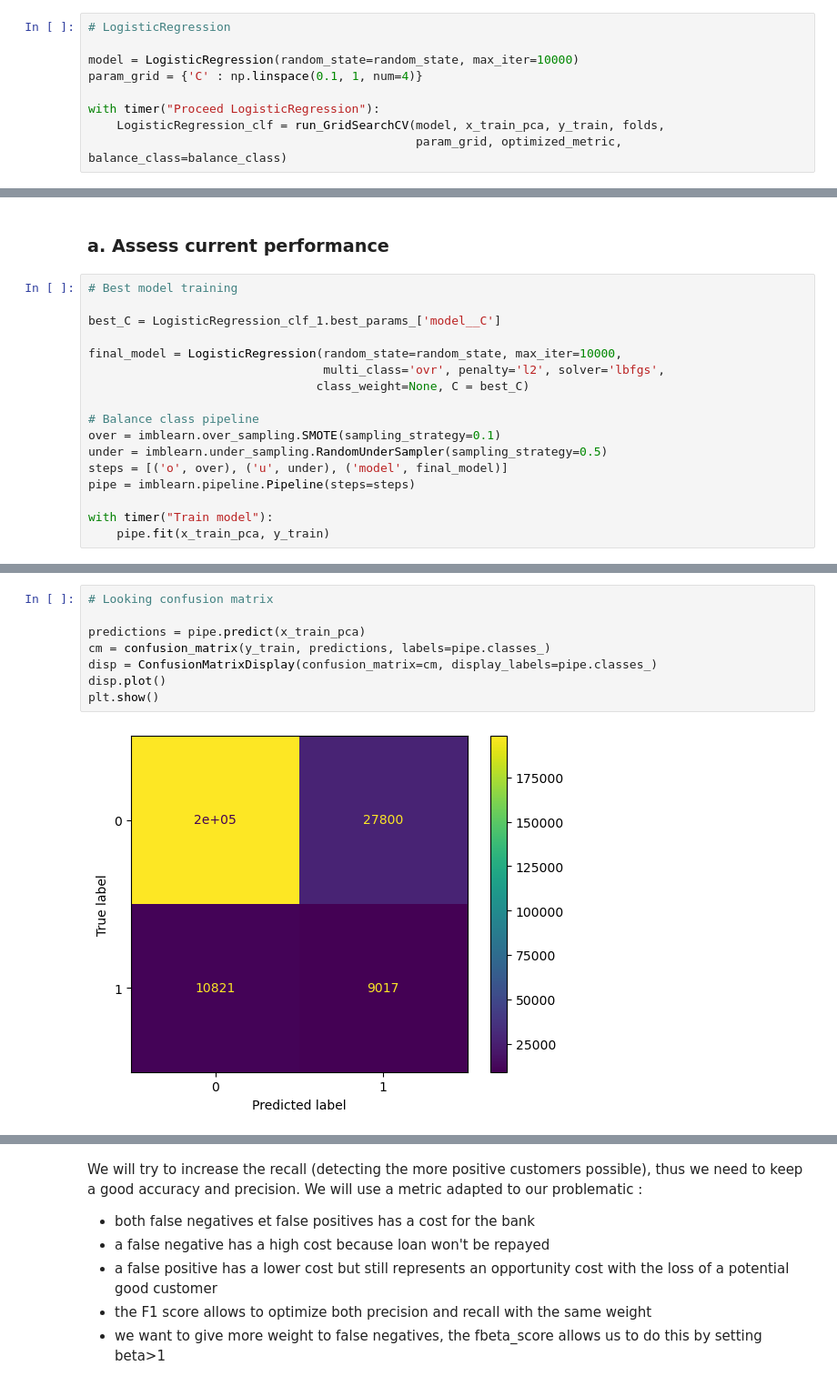
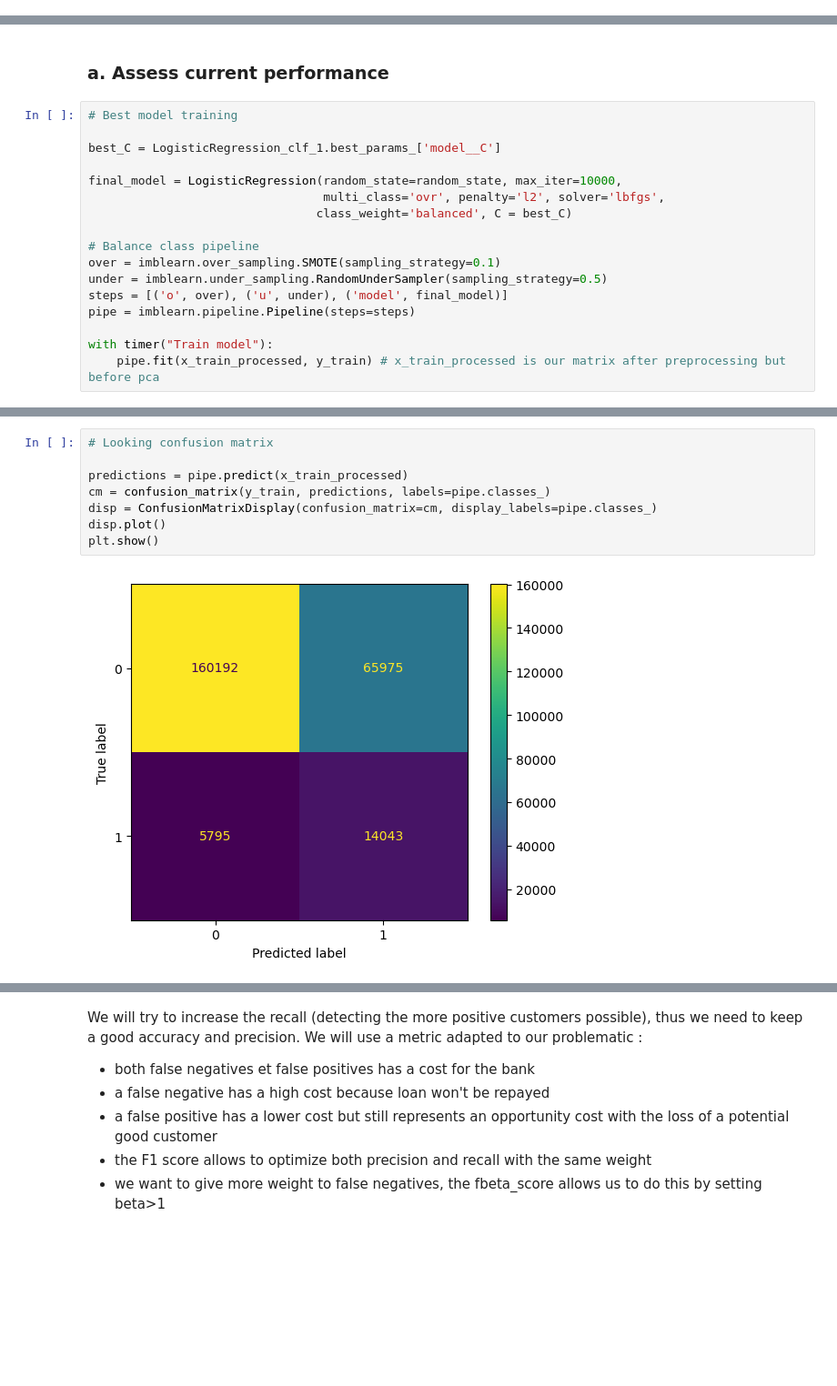
Before and after one commit to RobinPbt/P7-Openclassrooms, a Jupyter notebook: P7_modeling.ipynb, the cells around one changed output, grey strips where cells are left out. Shown at 91% size. Saved outputs shown, nothing was run; the diff lists cells and outputs as text; blank space fills up the shorter version.

Commit message:
Model explaination

```diff
--- a/P7_modeling.ipynb
+++ b/P7_modeling.ipynb
@@ -370,12 +373,3 @@ balance_class = True
 # 5. Cross-validation model testing <a class="anchor" id="11-bullet"></a>
 # %% [markdown]
 ## I - Linear models <a class="anchor" id="12-bullet"></a>
-# %%
-# LogisticRegression
-
-model = LogisticRegression(random_state=random_state, max_iter=10000)
-param_grid = {'C' : np.linspace(0.1, 1, num=4)}
-
-with timer("Proceed LogisticRegression"):
-    LogisticRegression_clf = run_GridSearchCV(model, x_train_pca, y_train, folds,
-                                              param_grid, optimized_metric, balance_class=balance_class)
@@ -758,7 +748,7 @@ best_C = LogisticRegression_clf_1.best_params_['model__C']
 
 final_model = LogisticRegression(random_state=random_state, max_iter=10000,
                                  multi_class='ovr', penalty='l2', solver='lbfgs',
-                                class_weight=None, C = best_C)
+                                class_weight='balanced', C = best_C)
 
 # Balance class pipeline
 over = imblearn.over_sampling.SMOTE(sampling_strategy=0.1)
@@ -767,5 +757,5 @@ steps = [('o', over), ('u', under), ('model', final_model)]
 pipe = imblearn.pipeline.Pipeline(steps=steps)
 
 with timer("Train model"):
-    pipe.fit(x_train_pca, y_train)
+    pipe.fit(x_train_processed, y_train) # x_train_processed is our matrix after preprocessing but before pca
 # %% [output]
@@ -787,10 +777,10 @@ roc auc on test set : 0.765188
 # %%
 # Looking confusion matrix
 
-predictions = pipe.predict(x_train_pca)
+predictions = pipe.predict(x_train_processed)
 cm = confusion_matrix(y_train, predictions, labels=pipe.classes_)
 disp = ConfusionMatrixDisplay(confusion_matrix=cm, display_labels=pipe.classes_)
 disp.plot()
 plt.show()
 # %% [output]
-[figure, old version]
+[figure, new version]
```
Also changed, not shown: parts of 41 cells of this notebook, 1 other file.
